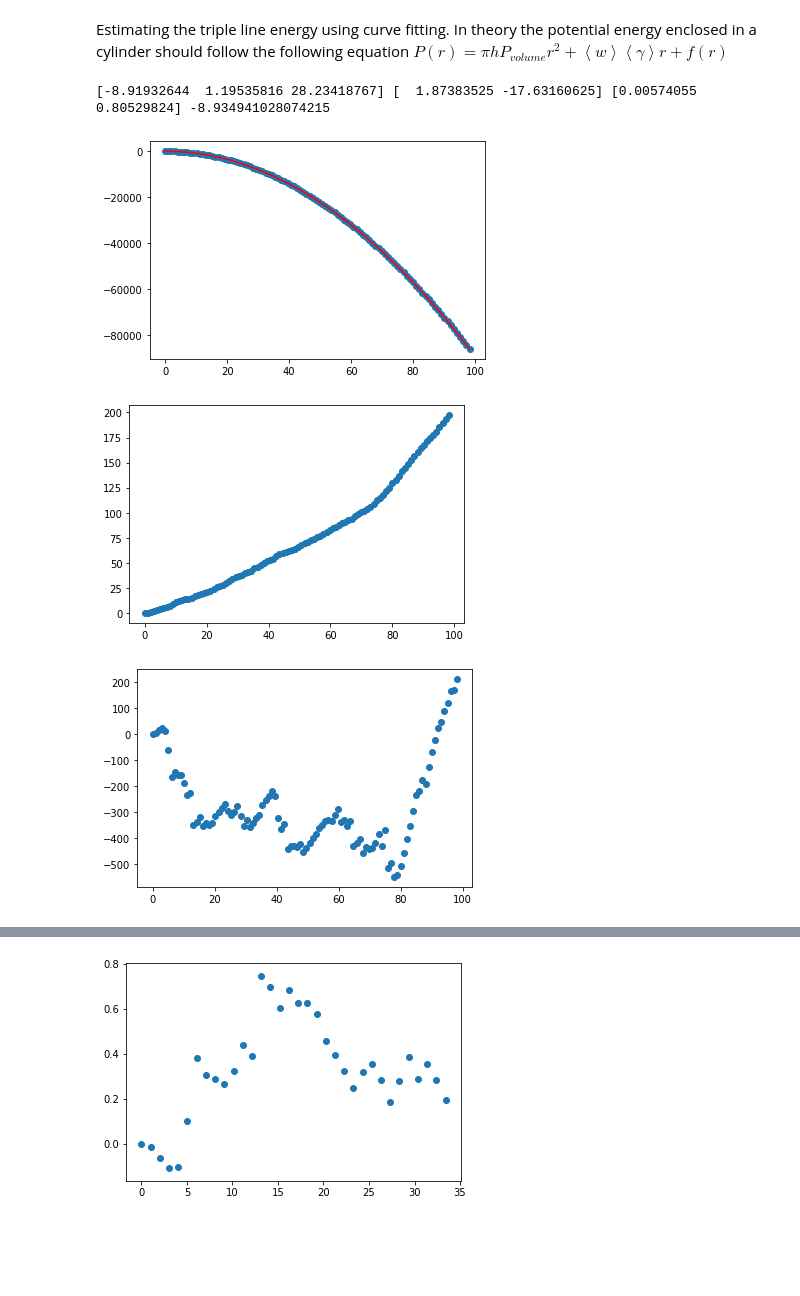
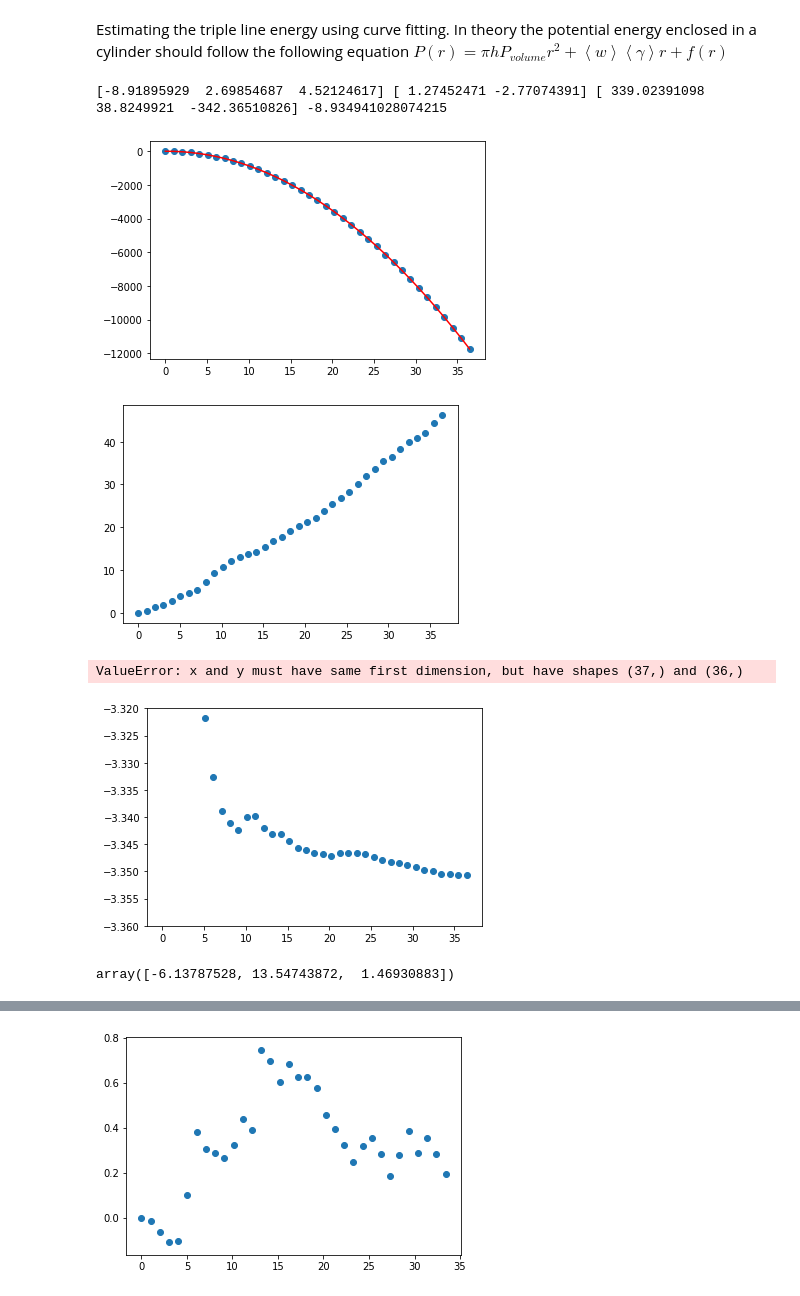
Before and after one commit to PaulTwine/TripleLines.github.io, a Jupyter notebook: TripleLine Fitting.ipynb, the cells around one changed output, grey strips where cells are left out. Drawn from its saved outputs; the diff is of its cells as text; code cells hidden in the pictures; blank space fills up the shorter version.

Commit message:
minor amendments to fitting graphs

```diff
--- a/TripleLine Fitting.ipynb
+++ b/TripleLine Fitting.ipynb
@@ -19,6 +19,8 @@ $P(r) = \pi h P_{volume}r^2 + \left<w\right> \left< \gamma \right> r + f(r)$
 # %%
 def CylinderVolume(h, R)->float:
     return np.pi*h*R**2
+def Tanh(r,a, b,c):
+    return a*np.tanh(b*r)+c
 def FitFunction(r,a,b,c)->float:
     return a*np.tanh(r*b)+c*r
 def PowerRule(r, a,b):
@@ -66,14 +68,16 @@ lstExcessGB = []
 lstFitGBExcess = []
 lstExcess2 =[]
 lstExcess3 = []
-intCol = 2
+lstFitMeanPE = []
+intCol = 0
 intPE = objProcess.GetColumnNames().index('c_pe1')
 intVS = objProcess.GetColumnNames().index('VolumetricStrain')
 fltVolume = np.mean(objProcess.GetLatticeAtoms()[:,intVS])
 arrDistance = sc.spatial.distance_matrix(arrTriplePoints[:,0:2],arrTriplePoints[:,0:2])
 fltClosest = np.sort(arrDistance[intCol])[1]
-fltClosest = 200
+#fltClosest = 250
 fltIncrement = 4.05/4
+lstMeanPE = []
 A =np.median(objProcess.GetLatticeAtoms()[:,intPE])*4*4.05**(-3)*h*np.pi/(1+fltVolume)
 fltMeanLatticePE = np.median(objProcess.FindValuesInCylinder(objProcess.GetLatticeAtoms()[:,0:4],
                                                            arrTriplePoints[intCol],fltClosest/2,h,intPE))
@@ -85,41 +89,55 @@ for j in range(0,np.floor(fltClosest/(2*fltIncrement)).astype('int')):
     lstValues.append(r)
     values = objProcess.FindValuesInCylinder(objProcess.GetAtomData()[:,0:4],
                                              arrCurrentTripleLine, r,h,intPE)
+    valuesL = objProcess.FindValuesInCylinder(objProcess.GetLatticeAtoms()[:,0:4],
+                                             arrCurrentTripleLine, r,h,intPE)
     valuesGB = objProcess.FindValuesInCylinder(objProcess.GetOtherAtoms()[:,0:4], arrCurrentTripleLine,r,h,intPE)
+    if len(valuesL) == 0:
+        valuesL = np.zeros(1)
     lstTotalPE.append(np.sum(values))
+    lstMeanPE.append(np.mean(valuesL))
     lstGBExcess.append(np.sum(valuesGB)-fltMedianGBPE*len(valuesGB))
     lstExcess.append(np.sum(values) -fltMeanLatticePE*len(values))
 popt, popv = sc.optimize.curve_fit(Quadratic, lstValues,lstTotalPE)
 popt2, popv2 = sc.optimize.curve_fit(LinearRule,lstValues, lstExcess)
-popt3, popv3 = sc.optimize.curve_fit(LinearRule,lstValues, lstGBExcess)
+popt3, popv3 = sc.optimize.curve_fit(Tanh,lstValues[4:], lstMeanPE[4:])
 for k, rValue in enumerate(lstValues):
     lstFitQuadratic.append(Quadratic(rValue, *popt))
     lstFitExcess.append(LinearRule(rValue, *popt2))
     lstExcess2.append(lstExcess[k]-lstFitExcess[k])
     #lstGBExcess2.append(lstGBExcess[j]-popt2[0]*lstValues[j])
     lstGBExcess2.append(lstGBExcess[k]-popt3[0]*lstValues[k])
-    lstFitGBExcess.append(LinearRule(k, *popt3))
+    if rValue !=0:
+        lstFitMeanPE.append(Tanh(rValue, *popt3))
 print(popt,popt2,popt3, A)
 plt.scatter(lstValues, lstTotalPE)
 plt.plot(lstValues, lstFitQuadratic, c='r')
 plt.show()
 lstExcess2 = []
 lstDifference = []
 for j in range(len(lstValues)):
     lstExcess2.append(lstExcess[j] -popt2[0]*lstValues[j])
-    lstExcess3.append(lstExcess[j] -popt2[0]*lstGBExcess[j]/popt3[0])
 plt.scatter(lstValues, lstExcess)
 #plt.plot(lstValues, np.log(lstFitExcess))
 plt.show()
-plt.scatter(lstValues, lstExcess3)
+#plt.scatter(lstValues, lstExcess3)
 #plt.plot(lstValues, lstFitGBExcess)
 #plt.scatter(lstValues, lstGBExcess2, c= 'r')
 plt.show()
+plt.ylim(-3.36,-3.32)
+plt.scatter(lstValues, lstMeanPE)
+plt.plot(lstValues, lstFitMeanPE)
+plt.show()
 # %% [output]
-[-8.91932644  1.19535816 28.23418767] [  1.87383525 -17.63160625] [0.00574055 0.80529824] -8.934941028074215
+[-8.91895929  2.69854687  4.52124617] [ 1.27452471 -2.77074391] [ 339.02391098   38.8249921  -342.36510826] -8.934941028074215
-[figure, old version]
+[figure, new version]
-[figure, old version]
+[figure, new version]
+ValueError: x and y must have same first dimension, but have shapes (37,) and (36,)
-[figure, old version]
+[figure, new version]
+# %%
+popt4
+# %% [output]
+array([-6.13787528, 13.54743872,  1.46930883])
 # %%
 lstFitFunction = []
 lstTJ = []
```
Also changed, not shown: parts of 2 cells of this notebook.
